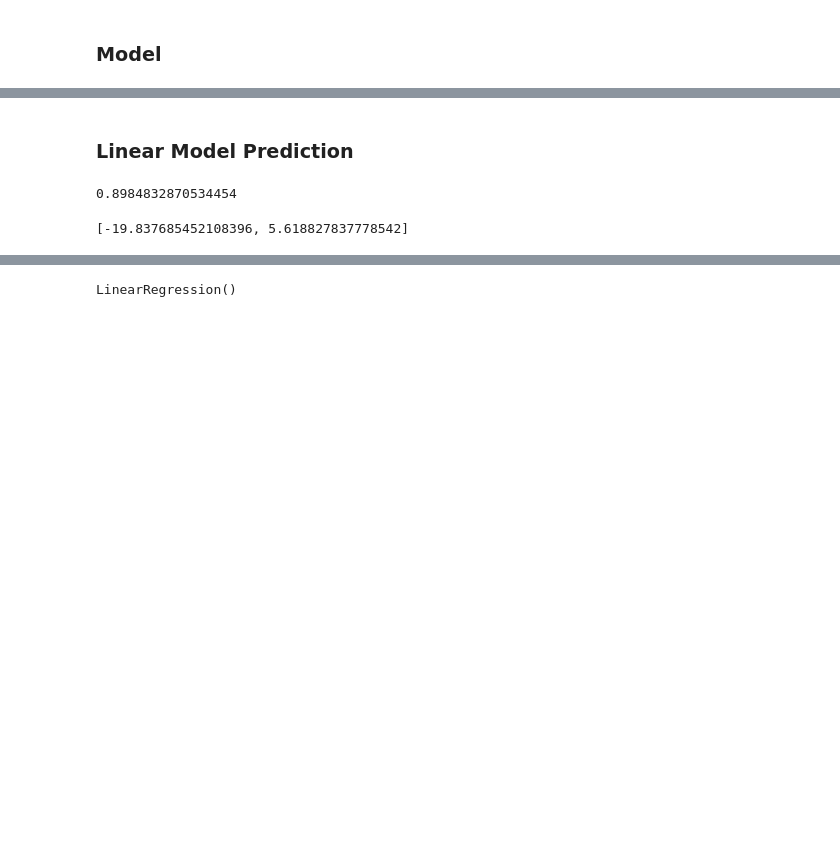
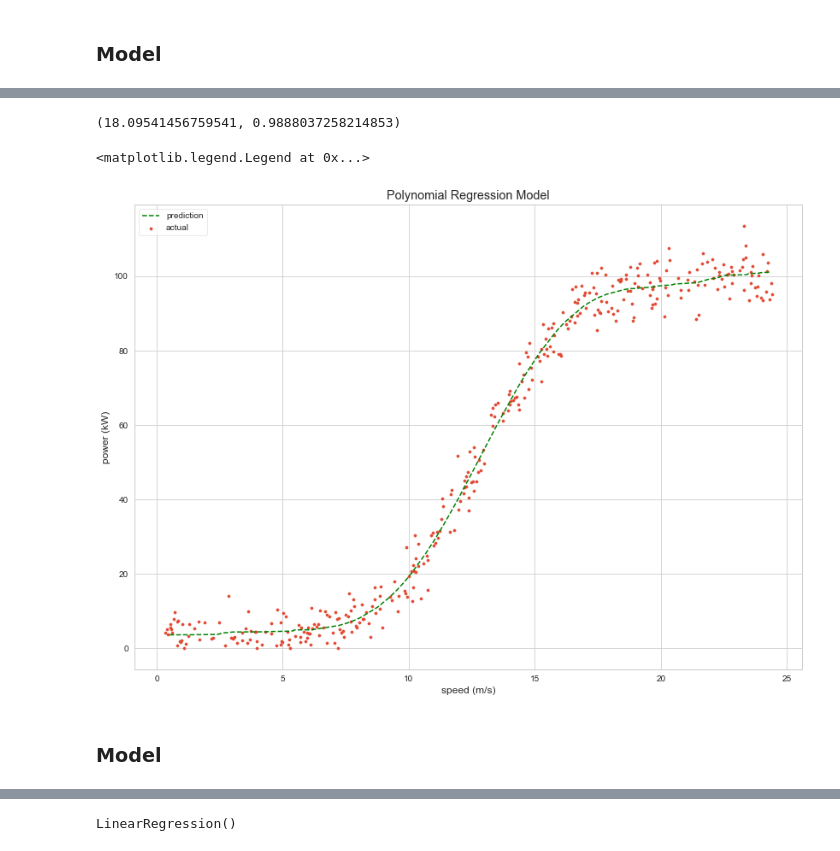
Before and after one commit to KatarzynaConnell/MachineLearn_Project2020, a Jupyter notebook: MachineLearn_Project2020.ipynb, the cells around one changed output, grey strips where cells are left out. Saved outputs shown, nothing was run; the diff lists cells and outputs as text; code cells hidden in the pictures; blank space fills up the shorter version.

```diff
--- a/MachineLearn_Project2020.ipynb
+++ b/MachineLearn_Project2020.ipynb
@@ -259,8 +223,0 @@ predictions = lin_reg_model.predict(nx_test)
-# %%
-# plot the results
-plt.scatter(predictions, ny_test, s=4, color='red', alpha=.8)
-plt.xlabel('Y Predicted')
-plt.ylabel('Y Test')
-plt.rcParams["figure.figsize"] = (8,8)
-plt.xlim(-20,120)
-plt.ylim(-20,120)
@@ -322,21 +224,53 @@ pyplot.show()
+# %%
+# reshaping data and transforming into train and test subsets
+polyn_speed_train = nx_train.to_numpy().reshape(-1, 1)
+polyn_power_train = ny_train.to_numpy().reshape(-1, 1)
+polyn_speed_test  = nx_test.to_numpy().reshape(-1, 1)
+polyn_power_test = ny_test.to_numpy().reshape(-1, 1)
+
+# PolynomialFeatures class instance with degree=9
+polyn_features = PolynomialFeatures(degree=9)
+
+# Apply polynomial transformation of degree 9
+train_speed = polyn_features.fit_transform(polyn_speed_train)
+
+# Create instance of LinearRegression class
+polyn_model = LinearRegression()
+
+# Train the model with training data
+polyn_model.fit(train_speed, polyn_power_train)
+
+# Use the model to predict power output of test data
+ny_test_predict = polyn_model.predict(polyn_features.fit_transform(polyn_speed_test))
+# %%
+# Calculate mean squared error
+mse = mean_squared_error(polyn_power_test, ny_test_predict)
+
+# Calculate coeeficient of determination
+r2 = r2_score(polyn_power_test, ny_test_predict)
+
+# Output reults to the screen
+mse, r2
+# %% [output]
+(18.09541456759541, 0.9888037258214853)
+# %%
+# Plot on scatterplot
+plt.scatter(polyn_speed_train, polyn_power_train, label='actual', s=10)
+
+sort_polyn_speed_test = np.sort(polyn_speed_test, 0)
+sort_ny_test_predict = np.sort(ny_test_predict, 0)
+
+
+# # Plot line based on model predictions
+plt.plot(sorted_polyn_speed_test, sorted_y_test_predict, '--', label='prediction', color='green')
+
+# Labels
+plt.title('Polynomial Regression Model')
+plt.xlabel('speed (m/s)')
+plt.ylabel('power (kW)')
+plt.legend()
+# %% [output]
+<matplotlib.legend.Legend at 0x...>
+[figure, added]
 # %% [markdown]
-### Linear Model Prediction
+### Model
-# %%
-# Cleansed data Linear Model Prediction
-# code adopted from https://scikit-learn.org/stable/modules/generated/sklearn.linear_model.LinearRegression.html
-from sklearn.linear_model import LinearRegression
-nx = newdf["speed"].to_numpy()
-ny = newdf["power"].to_numpy()
-
-nx = nx.reshape(-1, 1)
-
-model = LinearRegression().fit(nx,ny)
-c_r = model.score(nx, ny)
-c_p = [model.intercept_, model.coef_[0]]
-c_r
-# %% [output]
-0.8984832870534454
-# %%
-c_p
-# %% [output]
-[-19.837685452108396, 5.618827837778542]
```
Also changed, not shown: parts of 31 cells of this notebook, 2 other files.
